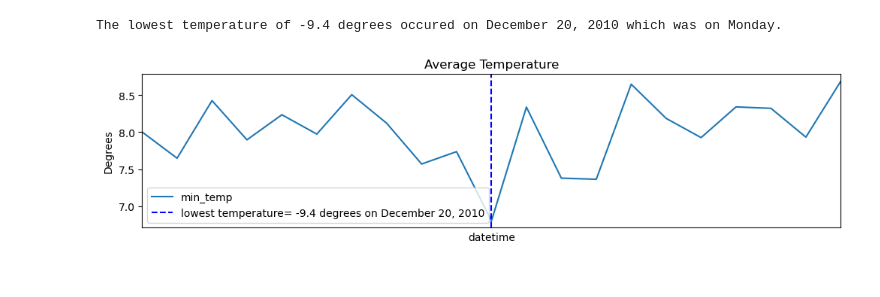
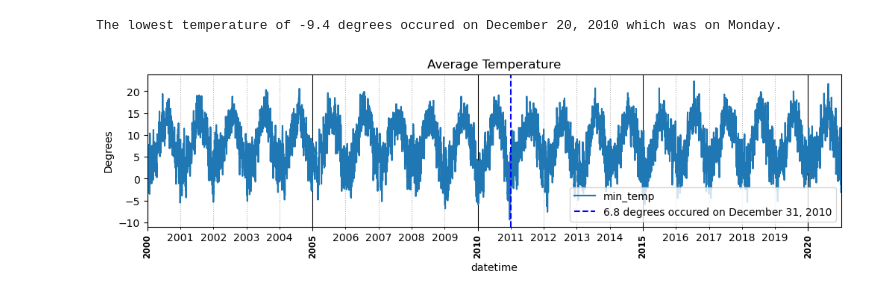
Before and after one commit to elleniayele/preparing-time-series, a Jupyter notebook: Untitled (4).ipynb, the cells around one changed output. Saved outputs shown, nothing was run; the diff lists cells and outputs as text; code cells hidden in the pictures.

```diff
--- a/Untitled (4).ipynb
+++ b/Untitled (4).ipynb
@@ -396,8 +400,8 @@ plot_dftemp
 | 2019-12-31 | 7.932055 |
 | 2020-12-31 | 8.688798 |
 # %%
-date_min_temp = ts['min_temp'].idxmin()
-min_temp = ts['min_temp'].min()
+date_min_temp = df['min_temp'].idxmin()
+min_temp = df['min_temp'].min()
 
 print(f"The lowest temperature of {min_temp} degrees occured on {date_min_temp.strftime('%B %d, %Y')} which was on {date_min_temp.day_name()}.")
 # %% [output]
@@ -421,33 +425,33 @@ def plot_dates(ts,figsize=(12,3),xtick_fontsize='small', xtick_fontweight='bold'
     ## create the locator to place ticks every 5 years.
     loc_year1= mdates.YearLocator(base=5)
     fmt_year1 = mdates.DateFormatter("%Y")
 
     ## for minor year ticks
     ## create the locator to place ticks every 1 years.
     loc_year2= mdates.YearLocator(base=1)
     fmt_year2 = mdates.DateFormatter("%Y")
 
 
     ## Change the font of the major ticks to stand out
     ax.set_xticks(ax.get_xticks())
     ax.set_xticklabels(ax.get_xticklabels(),
                        fontsize=xtick_fontsize,
                        fontweight=xtick_fontweight)
      ## customize major ticks
     ax.xaxis.set_major_locator(loc_year1)
     ax.xaxis.set_major_formatter(fmt_year1)
     ## customize minor ticks
     ax.xaxis.set_minor_locator(loc_year2)
     ax.xaxis.set_minor_formatter(fmt_year2)
 
 
     ## Making major/minor gridlines visually distinct
     ax.grid(which='minor',axis='x',ls=":")
     ax.grid(which='major',axis='x',color='k')
-    ax.axvline(date_min_temp ,label='lowest temperature= -9.4 degrees on December 20, 2010',ls='--',color='b');
+    ax.axvline(date_min_temp ,label='6.8 degrees occured on December 31, 2010',ls='--',color='b');
     plt.legend()
     fig.autofmt_xdate(which='major',rotation=90,ha='center')
     return fig,ax
-plot_dates(plot_dftemp);
+plot_dates(df['min_temp']);
 # %% [output]
-[figure, old version]
+[figure, new version]
```
Also changed, not shown: parts of 2 cells of this notebook.
